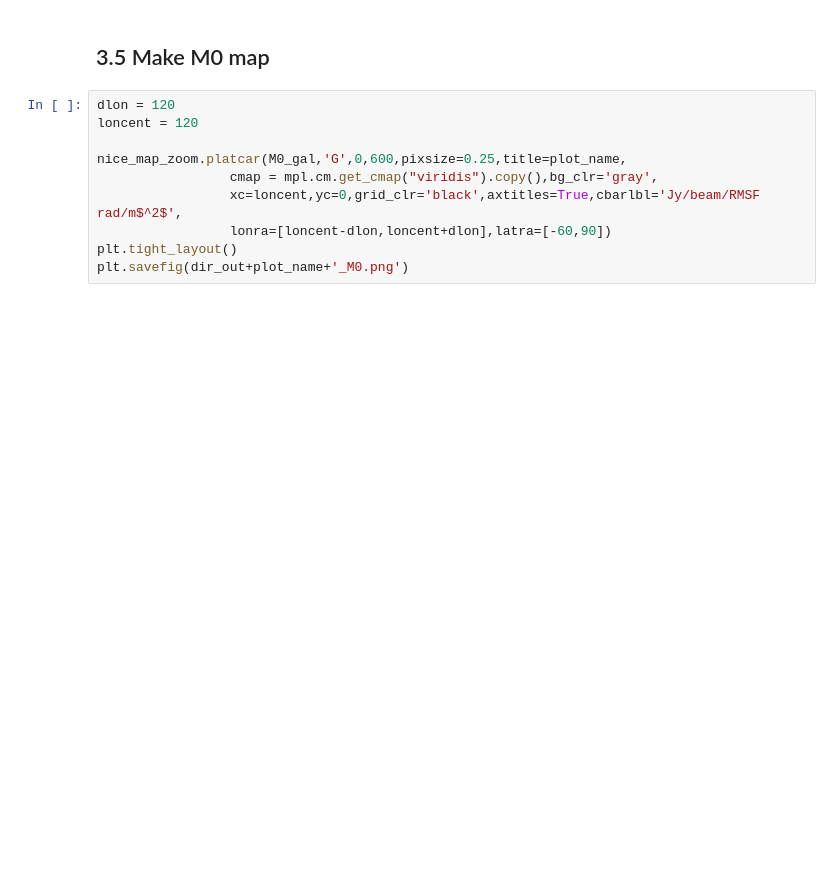
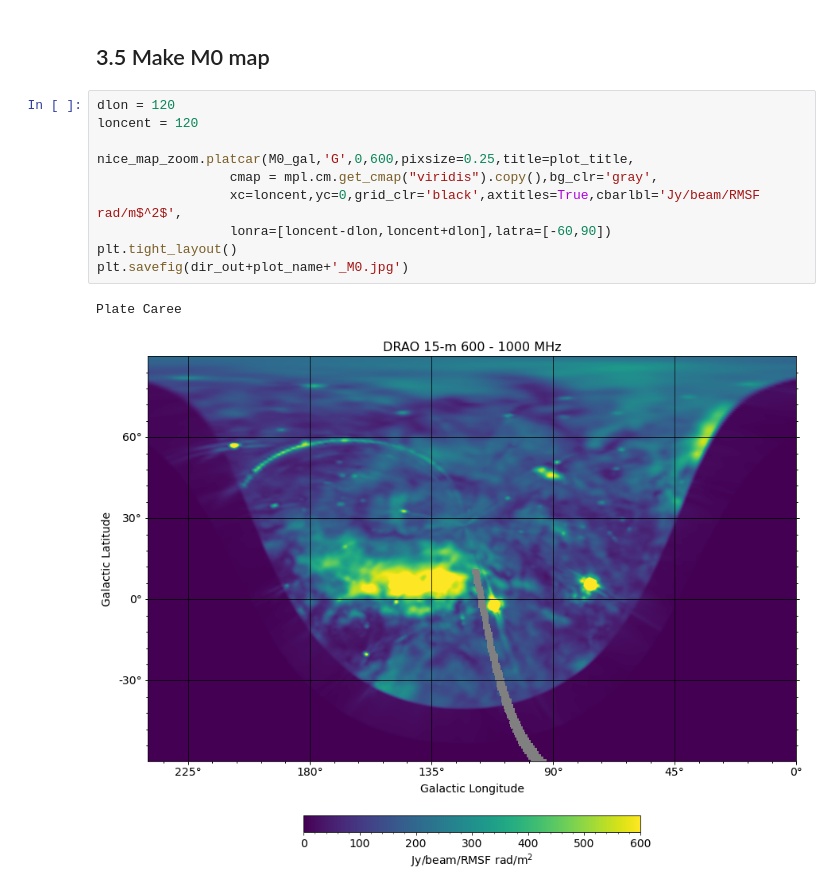
Before and after one commit to aordog/dva_pipeline, a Jupyter notebook: dva_Faraday_depths.ipynb, the cells around one changed output. Cells and saved outputs as stored; diff of their text form; blank space fills up the shorter version.

```diff
--- a/dva_Faraday_depths.ipynb
+++ b/dva_Faraday_depths.ipynb
@@ -384,10 +466,13 @@ plt.savefig(dir_out+plot_name+'_M1.png')
 # %%
 dlon = 120
 loncent = 120
 
-nice_map_zoom.platcar(M0_gal,'G',0,600,pixsize=0.25,title=plot_name,
+nice_map_zoom.platcar(M0_gal,'G',0,600,pixsize=0.25,title=plot_title,
                  cmap = mpl.cm.get_cmap("viridis").copy(),bg_clr='gray',
                  xc=loncent,yc=0,grid_clr='black',axtitles=True,cbarlbl='Jy/beam/RMSF rad/m$^2$',
                  lonra=[loncent-dlon,loncent+dlon],latra=[-60,90])
 plt.tight_layout()
-plt.savefig(dir_out+plot_name+'_M0.png')
+plt.savefig(dir_out+plot_name+'_M0.jpg')
+# %% [output]
+Plate Caree
+[figure, added]
```
Also changed, not shown: parts of 9 cells of this notebook.
